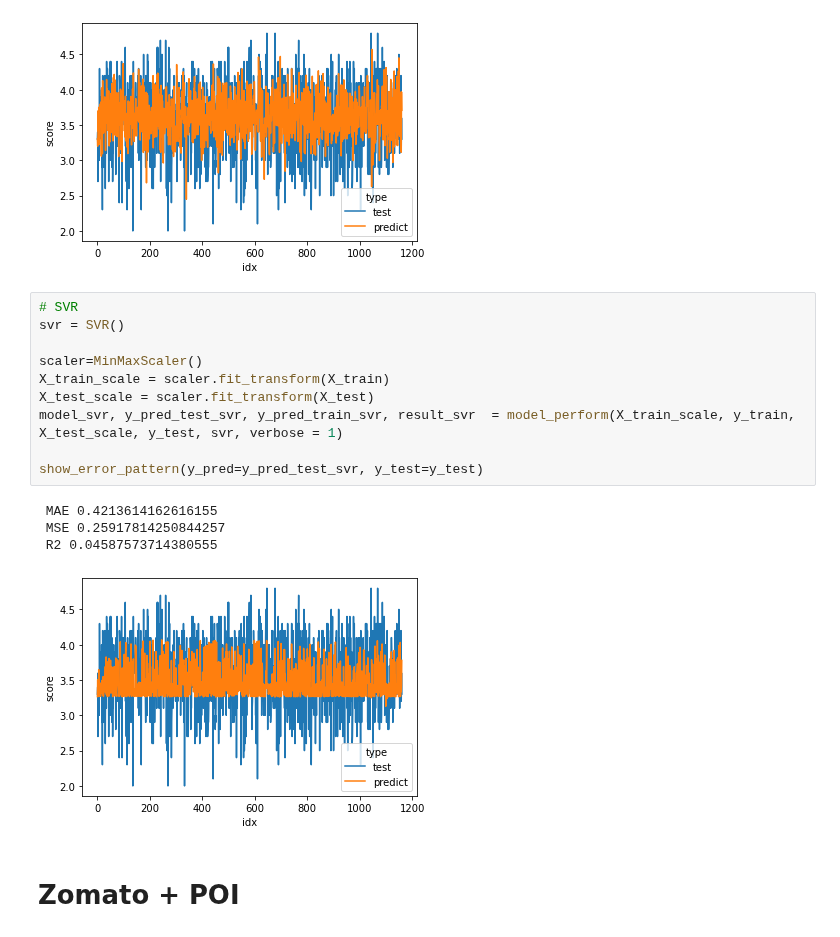
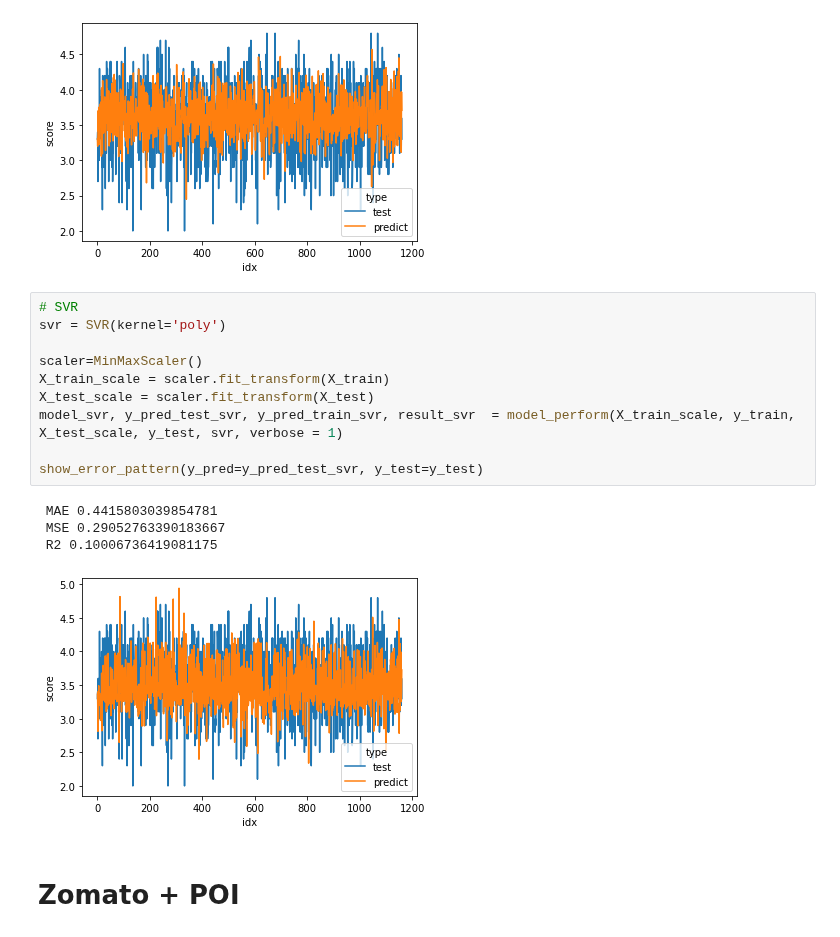
Before and after one commit to adamaulia/AdamThesis, a Jupyter notebook: 4_model.ipynb, the cells around one changed output. Cells and saved outputs as stored; diff of their text form.

```diff
--- a/4_model.ipynb
+++ b/4_model.ipynb
@@ -123,19 +127,19 @@ show_error_pattern(y_pred=y_pred_test_xgbr, y_test=y_test)
 [figure]
 # %%
 # SVR
-svr = SVR()
+svr = SVR(kernel='poly')
 
 scaler=MinMaxScaler()
 X_train_scale = scaler.fit_transform(X_train)
 X_test_scale = scaler.fit_transform(X_test)
 model_svr, y_pred_test_svr, y_pred_train_svr, result_svr  = model_perform(X_train_scale, y_train, X_test_scale, y_test, svr, verbose = 1)
 
 show_error_pattern(y_pred=y_pred_test_svr, y_test=y_test)
 # %% [output]
- MAE 0.4213614162616155
- MSE 0.25917814250844257
- R2 0.04587573714380555
+ MAE 0.4415803039854781
+ MSE 0.29052763390183667
+ R2 0.10006736419081175
-[figure, old version]
+[figure, new version]
 # %% [markdown]
 # Zomato + POI
 # %%
```
Also changed, not shown: parts of 5 cells of this notebook.
